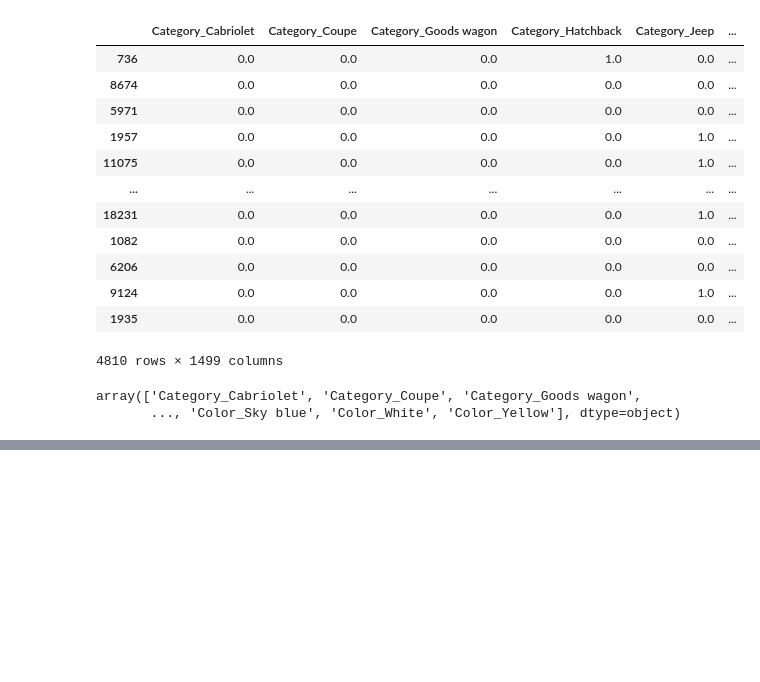
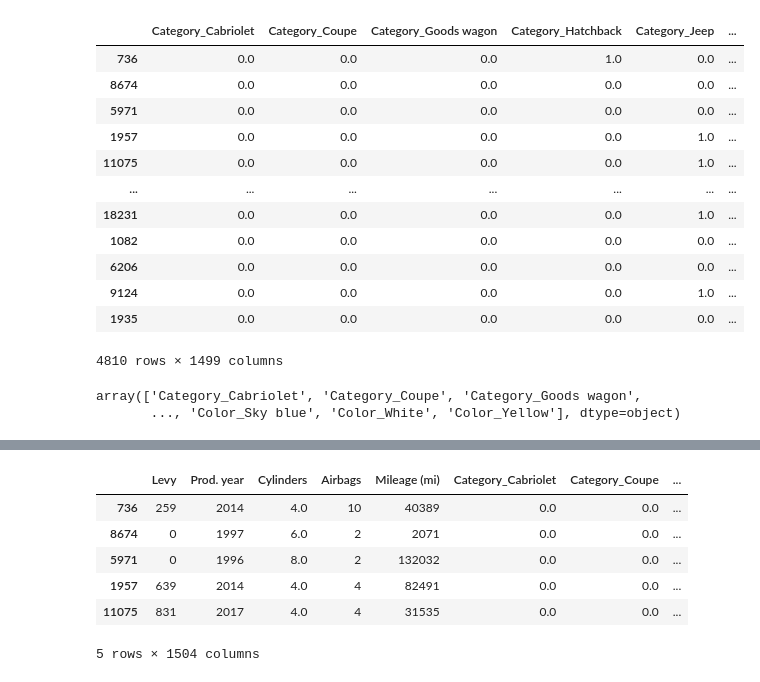
Before and after one commit to lordegraves/predictingCarPrices, a Jupyter notebook: main.ipynb, the cells around one changed output, grey strips where cells are left out. Cells and saved outputs as stored; diff of their text form; code cells hidden in the pictures; blank space fills up the shorter version.

```diff
--- a/main.ipynb
+++ b/main.ipynb
@@ -225,0 +241,4 @@ array(['Category_Cabriolet', 'Category_Coupe', 'Category_Goods wagon',
+# %%
+# isolate numeric data for X_Test
+X_test_numeric_df = X_test.select_dtypes(include=['number'])
+X_test_numeric_df.head()
@@ -225,0 +252,12 @@ array(['Category_Cabriolet', 'Category_Coupe', 'Category_Goods wagon',
+# %%
+# merge the isolated data
+joined_X_test = pd.concat([X_test_numeric_df, X_test_ohe], axis='columns')
+joined_X_test.head()
+# %% [output]
+|  | Levy | Prod. year | Cylinders | Airbags | Mileage (mi) | Category_Cabriolet | Category_Coupe | ... |
+| 736 | 259 | 2014 | 4.0 | 10 | 40389 | 0.0 | 0.0 | ... |
+| 8674 | 0 | 1997 | 6.0 | 2 | 2071 | 0.0 | 0.0 | ... |
+| 5971 | 0 | 1996 | 8.0 | 2 | 132032 | 0.0 | 0.0 | ... |
+| 1957 | 639 | 2014 | 4.0 | 4 | 82491 | 0.0 | 0.0 | ... |
+| 11075 | 831 | 2017 | 4.0 | 4 | 31535 | 0.0 | 0.0 | ... |
+5 rows × 1504 columns
```
Also changed, not shown: parts of 14 cells of this notebook.
